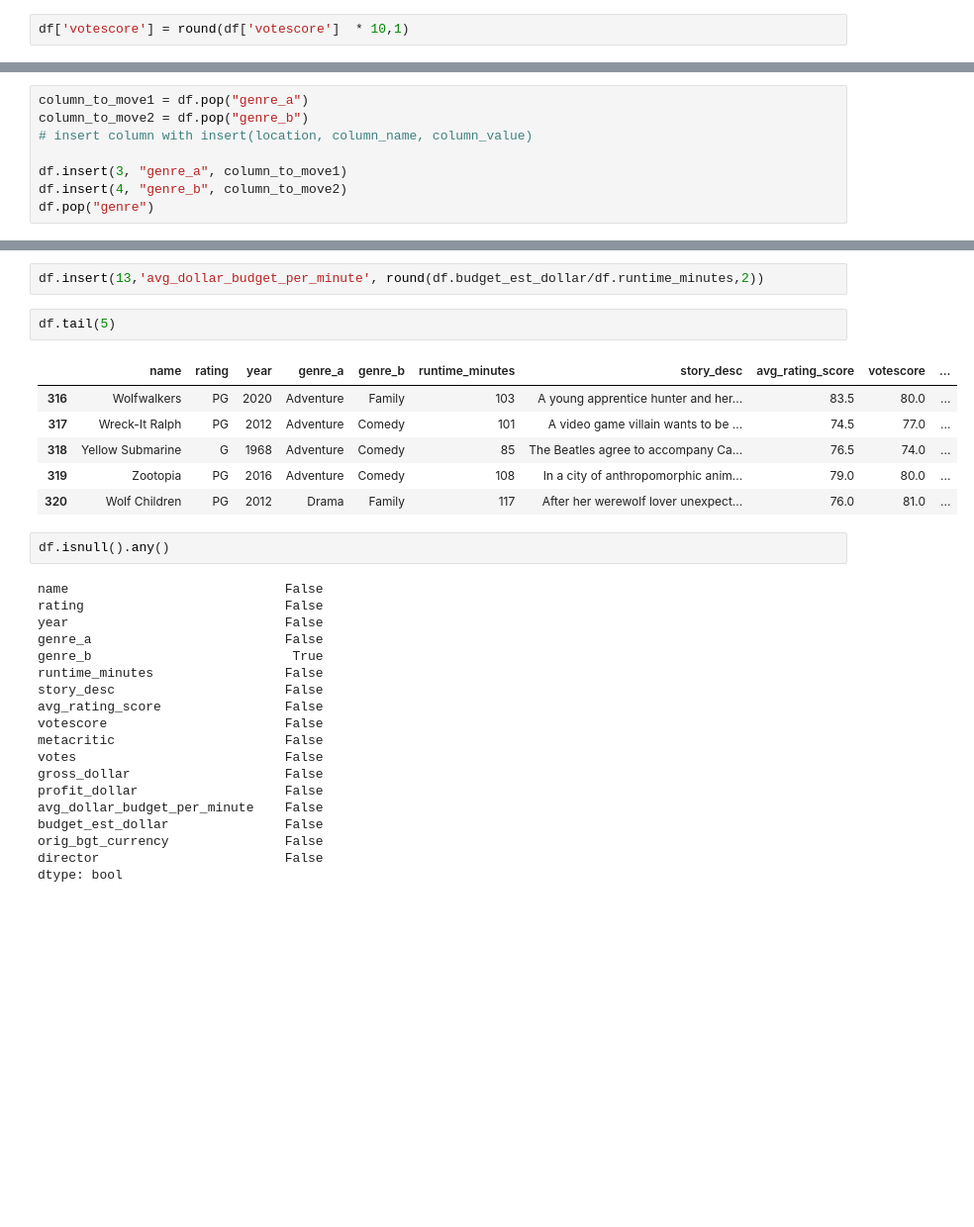
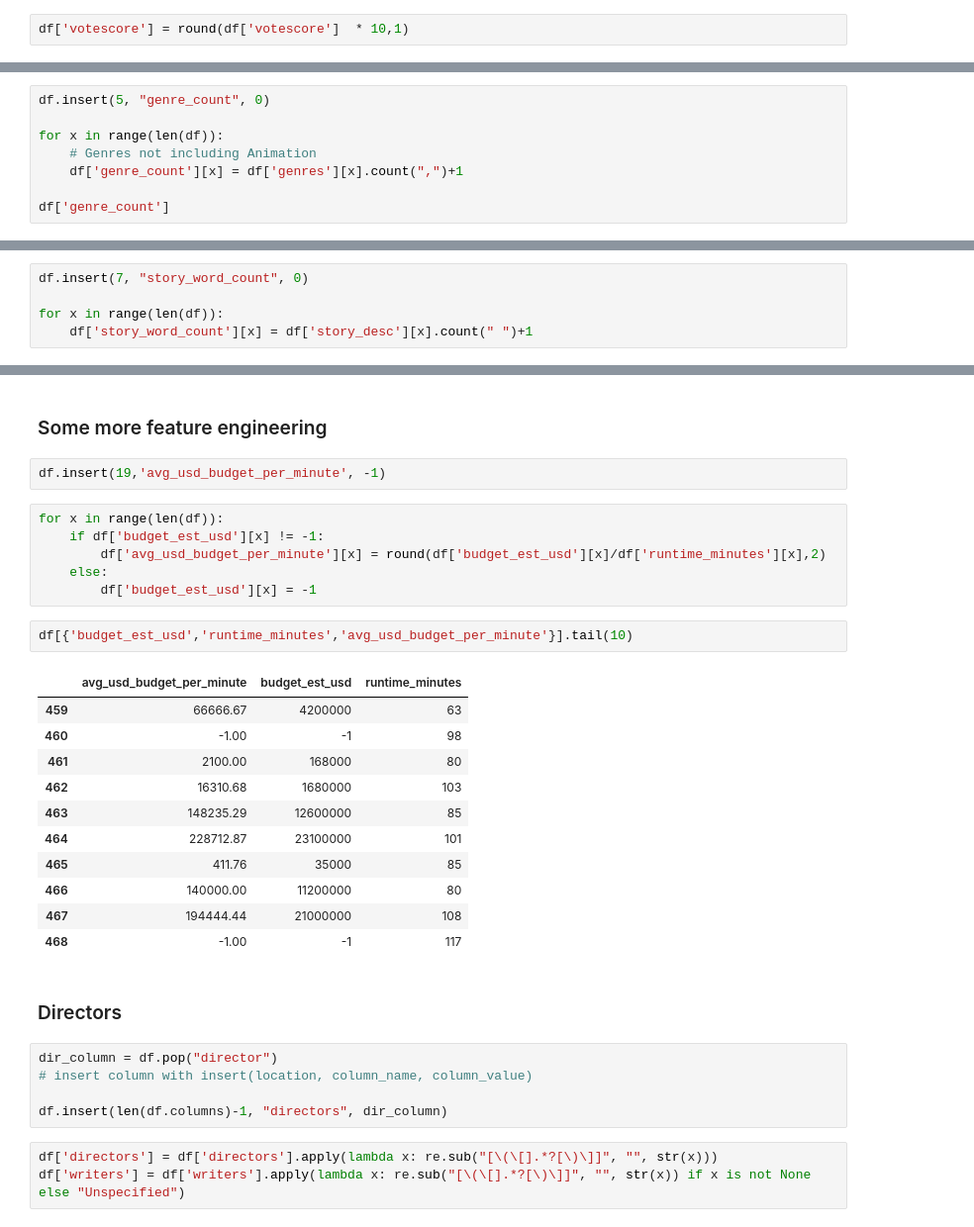
Before and after one commit to MSB46/DataProjects, a Jupyter notebook: Tomatoes/Data Collection.ipynb, the cells around one changed output, grey strips where cells are left out. Shown at 99% size. Saved outputs shown, nothing was run; the diff lists cells and outputs as text; blank space fills up the shorter version.

```diff
--- a/Tomatoes/Data Collection.ipynb
+++ b/Tomatoes/Data Collection.ipynb
@@ -262,9 +452,9 @@ df[['genre_a','genre_b']] = df['genre'].str.split(', ',expand=True)
 # %%
-column_to_move1 = df.pop("genre_a")
-column_to_move2 = df.pop("genre_b")
-# insert column with insert(location, column_name, column_value)
+df.insert(5, "genre_count", 0)
 
-df.insert(3, "genre_a", column_to_move1)
-df.insert(4, "genre_b", column_to_move2)
-df.pop("genre")
+for x in range(len(df)):
+    # Genres not including Animation
+    df['genre_count'][x] = df['genres'][x].count(",")+1
+
+df['genre_count']
 # %% [output]
@@ -282,0 +475,5 @@ Name: genre, Length: 321, dtype: object
+# %%
+df.insert(7, "story_word_count", 0)
+
+for x in range(len(df)):
+    df['story_word_count'][x] = df['story_desc'][x].count(" ")+1
@@ -309,32 +508,34 @@ Name: runtime_minutes, Length: 321, dtype: int64
+# %% [markdown]
+### Some more feature engineering
 # %%
-df.insert(13,'avg_dollar_budget_per_minute', round(df.budget_est_dollar/df.runtime_minutes,2))
+df.insert(19,'avg_usd_budget_per_minute', -1)
+# %%
+for x in range(len(df)):
+    if df['budget_est_usd'][x] != -1:
+        df['avg_usd_budget_per_minute'][x] = round(df['budget_est_usd'][x]/df['runtime_minutes'][x],2)
+    else:
+        df['budget_est_usd'][x] = -1
 # %%
-df.tail(5)
+df[{'budget_est_usd','runtime_minutes','avg_usd_budget_per_minute'}].tail(10)
 # %% [output]
-|  | name | rating | year | genre_a | genre_b | runtime_minutes | story_desc | avg_rating_score | votescore | ... |
-| 316 | Wolfwalkers | PG | 2020 | Adventure | Family | 103 | A young apprentice hunter and her... | 83.5 | 80.0 | ... |
-| 317 | Wreck-It Ralph | PG | 2012 | Adventure | Comedy | 101 | A video game villain wants to be ... | 74.5 | 77.0 | ... |
-| 318 | Yellow Submarine | G | 1968 | Adventure | Comedy | 85 | The Beatles agree to accompany Ca... | 76.5 | 74.0 | ... |
-| 319 | Zootopia | PG | 2016 | Adventure | Comedy | 108 | In a city of anthropomorphic anim... | 79.0 | 80.0 | ... |
-| 320 | Wolf Children | PG | 2012 | Drama | Family | 117 | After her werewolf lover unexpect... | 76.0 | 81.0 | ... |
+|  | avg_usd_budget_per_minute | budget_est_usd | runtime_minutes |
+| 459 | 66666.67 | 4200000 | 63 |
+| 460 | -1.00 | -1 | 98 |
+| 461 | 2100.00 | 168000 | 80 |
+| 462 | 16310.68 | 1680000 | 103 |
+| 463 | 148235.29 | 12600000 | 85 |
+| 464 | 228712.87 | 23100000 | 101 |
+| 465 | 411.76 | 35000 | 85 |
+| 466 | 140000.00 | 11200000 | 80 |
+| 467 | 194444.44 | 21000000 | 108 |
+| 468 | -1.00 | -1 | 117 |
-# %%
-df.isnull().any()
-# %% [output]
-name                            False
-rating                          False
-year                            False
-genre_a                         False
-genre_b                          True
-runtime_minutes                 False
-story_desc                      False
-avg_rating_score                False
-votescore                       False
-metacritic                      False
-votes                           False
-gross_dollar                    False
-profit_dollar                   False
-avg_dollar_budget_per_minute    False
-budget_est_dollar               False
-orig_bgt_currency               False
-director                        False
-dtype: bool
+# %% [markdown]
+### Directors
+# %%
+dir_column = df.pop("director")
+# insert column with insert(location, column_name, column_value)
+
+df.insert(len(df.columns)-1, "directors", dir_column)
+# %%
+df['directors'] = df['directors'].apply(lambda x: re.sub("[\(\[].*?[\)\]]", "", str(x)))
+df['writers'] = df['writers'].apply(lambda x: re.sub("[\(\[].*?[\)\]]", "", str(x)) if x is not None else "Unspecified")
```
Also changed, not shown: parts of 80 cells of this notebook, 5 other files.
